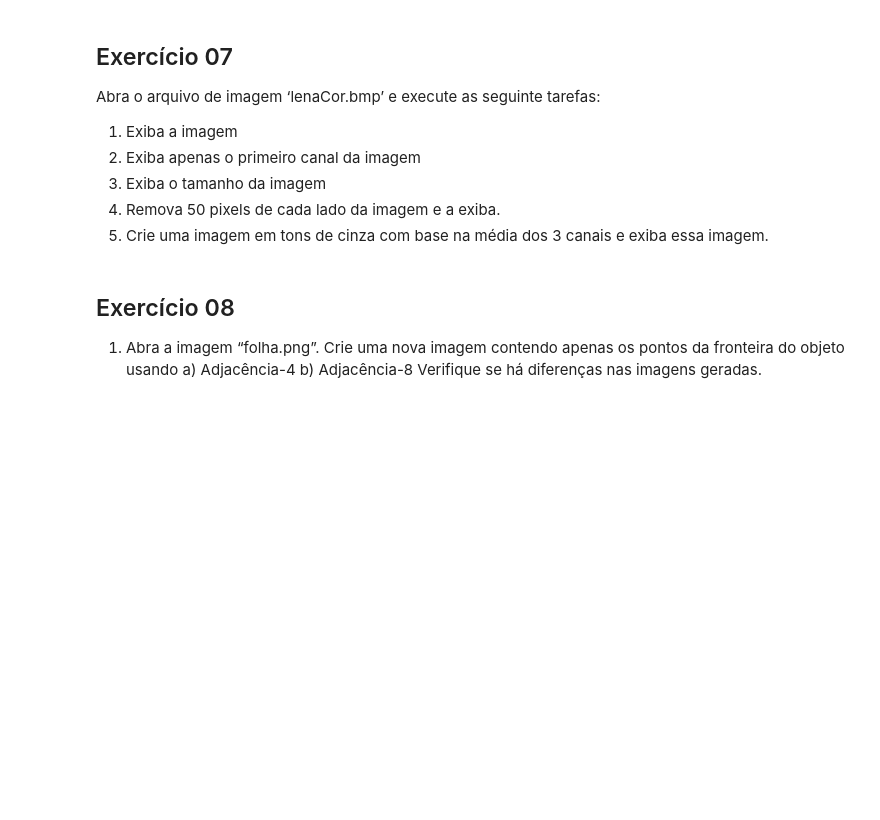
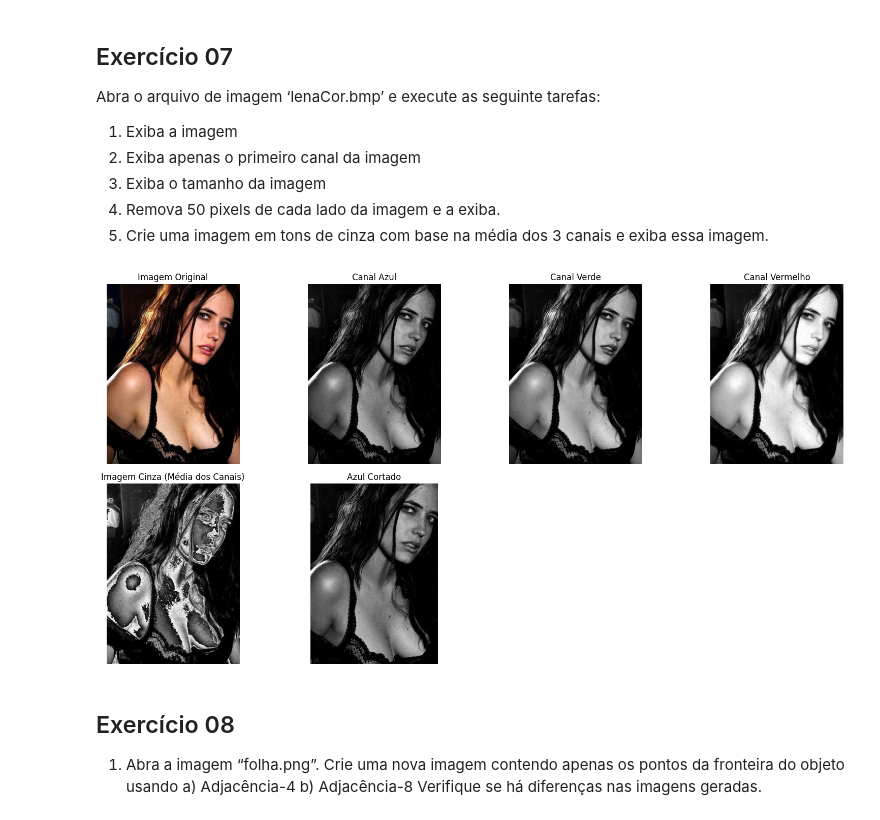
Before and after one commit to fromcaio/image-processing, a Jupyter notebook: 01-beginner/practice01.ipynb, the cells around one changed output. Saved outputs shown, nothing was run; the diff lists cells and outputs as text; code cells hidden in the pictures; blank space fills up the shorter version.

```diff
--- a/01-beginner/practice01.ipynb
+++ b/01-beginner/practice01.ipynb
@@ -344,6 +353,64 @@ Abra o arquivo de imagem ‘lenaCor.bmp’ e execute as seguinte tarefas:
 3. Exiba o tamanho da imagem
 4. Remova 50 pixels de cada lado da imagem e a exiba.
 5. Crie uma imagem em tons de cinza com base na média dos 3 canais e exiba essa imagem.
+# %%
+import numpy as np
+import matplotlib.pyplot as plt
+import cv2
+
+image = cv2.imread('../images/eva-green.png')
+
+# vamos exibir somente o primeiro canal da imagem (red)
+blue_channel = image[:, :, 0]  # OpenCV usa BGR
+green_channel = image[:, :, 1]  # OpenCV usa BGR
+red_channel = image[:, :, 2]  # OpenCV usa BGR
+
+plt.figure(figsize=(16, 8))
+
+# Imagem original (convertida para RGB para exibir corretamente)
+plt.subplot(2, 4, 1)
+plt.title('Imagem Original')
+plt.imshow(cv2.cvtColor(image, cv2.COLOR_BGR2RGB))
+plt.axis('off')
+
+# Canal Azul
+plt.subplot(2, 4, 2)
+plt.title('Canal Azul')
+plt.imshow(blue_channel, cmap='gray')
+plt.axis('off')
+
+# Canal Verde
+plt.subplot(2, 4, 3)
+plt.title('Canal Verde')
+plt.imshow(green_channel, cmap='gray')
+plt.axis('off')
+
+# Canal Vermelho
+plt.subplot(2, 4, 4)
+plt.title('Canal Vermelho')
+plt.imshow(red_channel, cmap='gray')
+plt.axis('off')
+
+# 50 é a linha inicial de pixels
+# -50 é a partir do ultimo pixel
+blue_cropped = blue_channel[50:-50, 50:-50]
+
+# Canal Vermelho Cortado
+plt.subplot(2, 4, 6)
+plt.title('Azul Cortado')
+plt.imshow(blue_cropped, cmap='gray')
+plt.axis('off')
+
+gray_image = (blue_channel + green_channel + red_channel) / 3
+plt.subplot(2, 4, 5)
+plt.title('Imagem Cinza (Média dos Canais)')
+plt.imshow(gray_image, cmap='gray')
+plt.axis('off')
+
+plt.tight_layout()
+plt.show()
+# %% [output]
+[figure, added]
 # %% [markdown]
 ## Exercício 08
 1. Abra a imagem “folha.png”. Crie uma nova imagem contendo apenas os pontos da fronteira do objeto usando
```
Also changed, not shown: parts of 7 cells of this notebook, 2 other files.
